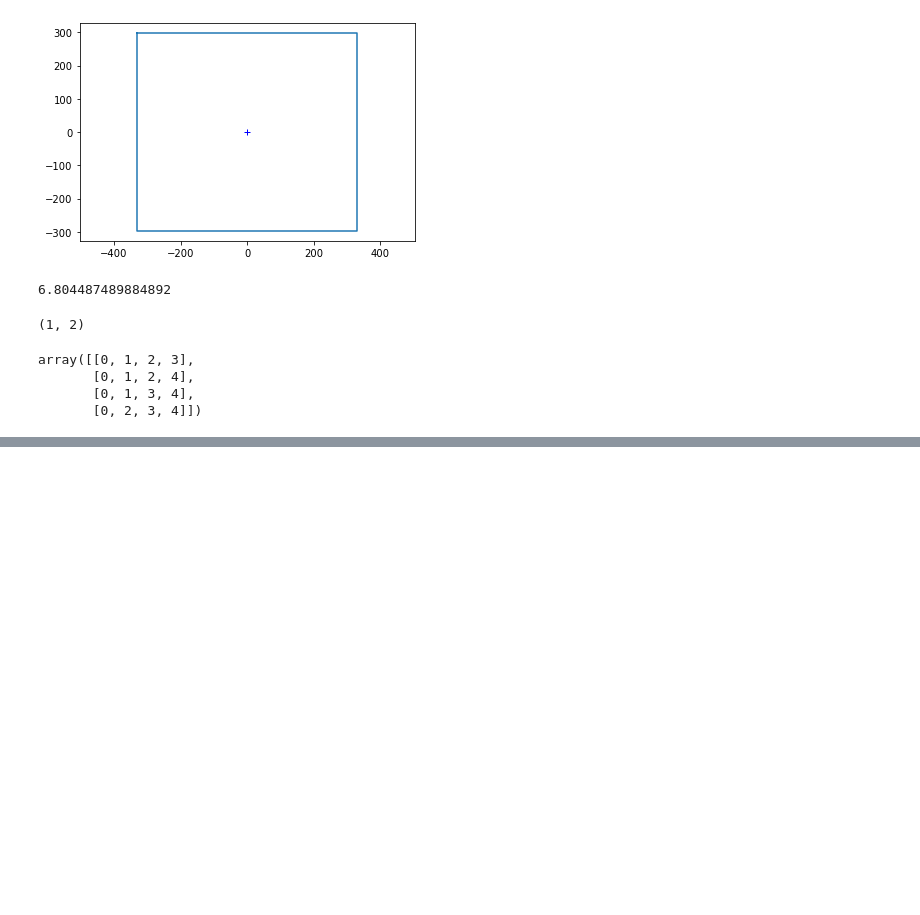
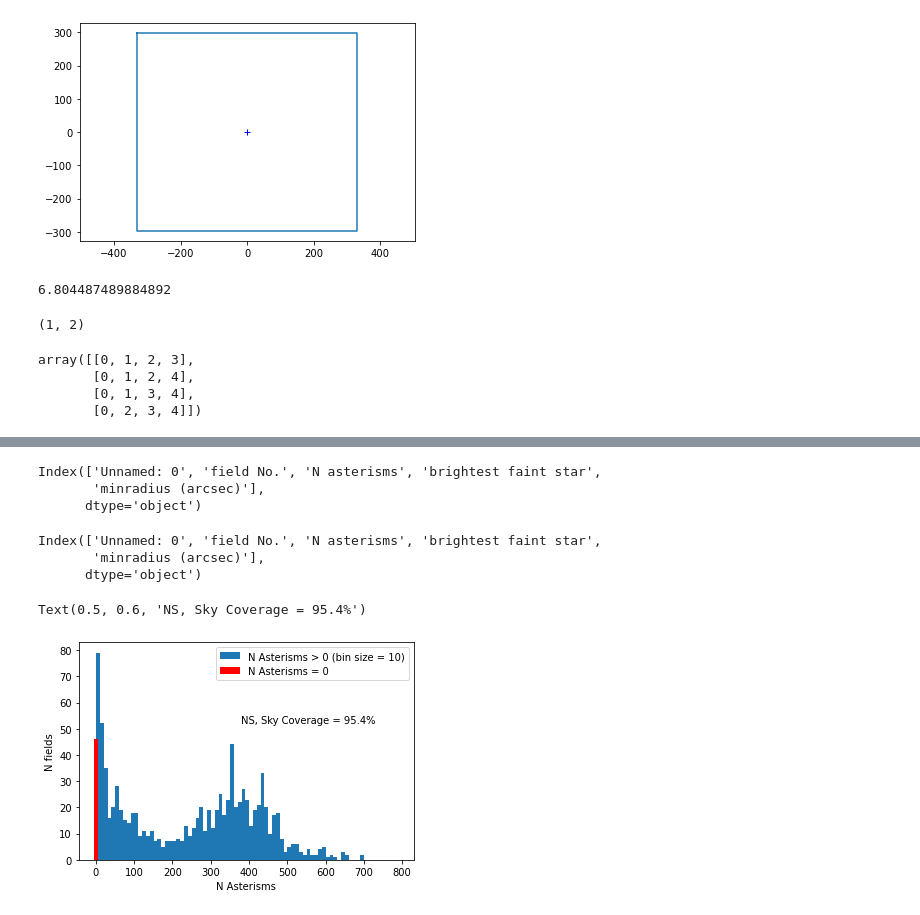
Before and after one commit to GMTO/skycover, a Jupyter notebook: scratchBook.ipynb, the cells around one changed output, grey strips where cells are left out. Cells and saved outputs as stored; diff of their text form; code cells hidden in the pictures; blank space fills up the shorter version.

Commit message:
make summary skycov plots with scratchBook.ipynb

```diff
--- a/scratchBook.ipynb
+++ b/scratchBook.ipynb
@@ -224,0 +230,30 @@ combinations = combinations[0:ncomb,:]
+# %%
+dfns = pd.read_csv('output/gmacs_gs_ns.csv')
+dfgl = pd.read_csv('output/gmacs_gs_glao.csv')
+# %%
+dfns.columns
+# %% [output]
+Index(['Unnamed: 0', 'field No.', 'N asterisms', 'brightest faint star',
+       'minradius (arcsec)'],
+      dtype='object')
+# %%
+dfgl.columns
+# %% [output]
+Index(['Unnamed: 0', 'field No.', 'N asterisms', 'brightest faint star',
+       'minradius (arcsec)'],
+      dtype='object')
+# %%
+aa = np.array(dfns['N asterisms'], dtype='float')
+bins = np.arange(0, (np.ceil(max(aa)/100)+1)*100, 10)+0.5
+bins = np.hstack((-2, bins))
+# %%
+fig, ax = plt.subplots()
+h = plt.hist(aa, bins, label='N Asterisms > 0 (bin size = 10)')
+plt.bar(0, h[0][0],color='r', width=10, label='N Asterisms = 0')
+plt.xlabel('N Asterisms')
+plt.ylabel('N fields')
+plt.legend()
+plt.text(0.5, 0.6, "NS, Sky Coverage = %.1f%%"%((1000-h[0][0])/1000*100), color = 'black', transform=fig.transFigure)
+# %% [output]
+Text(0.5, 0.6, 'NS, Sky Coverage = 95.4%')
+[figure, added]
```
Also changed, not shown: parts of 6 cells of this notebook.
